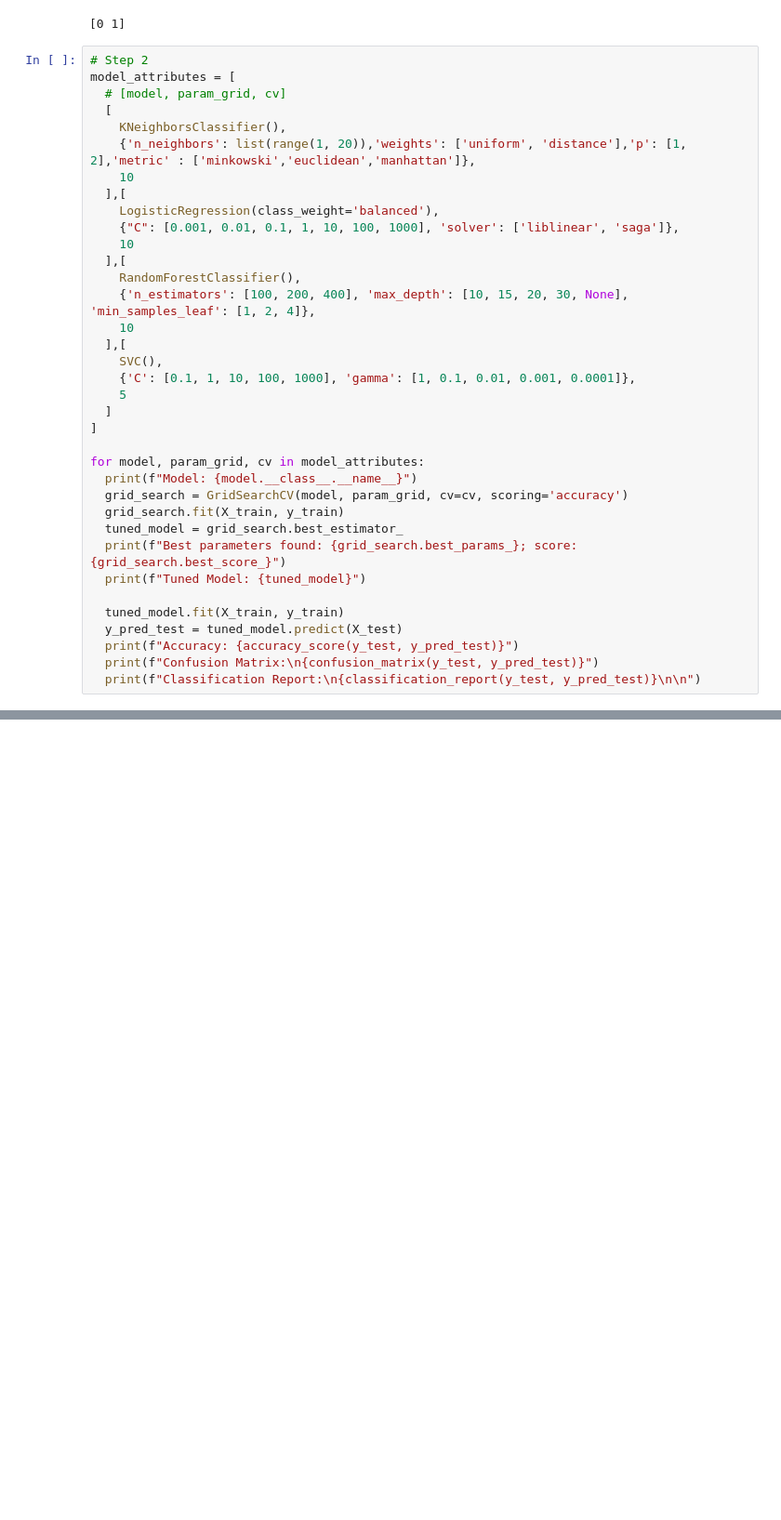
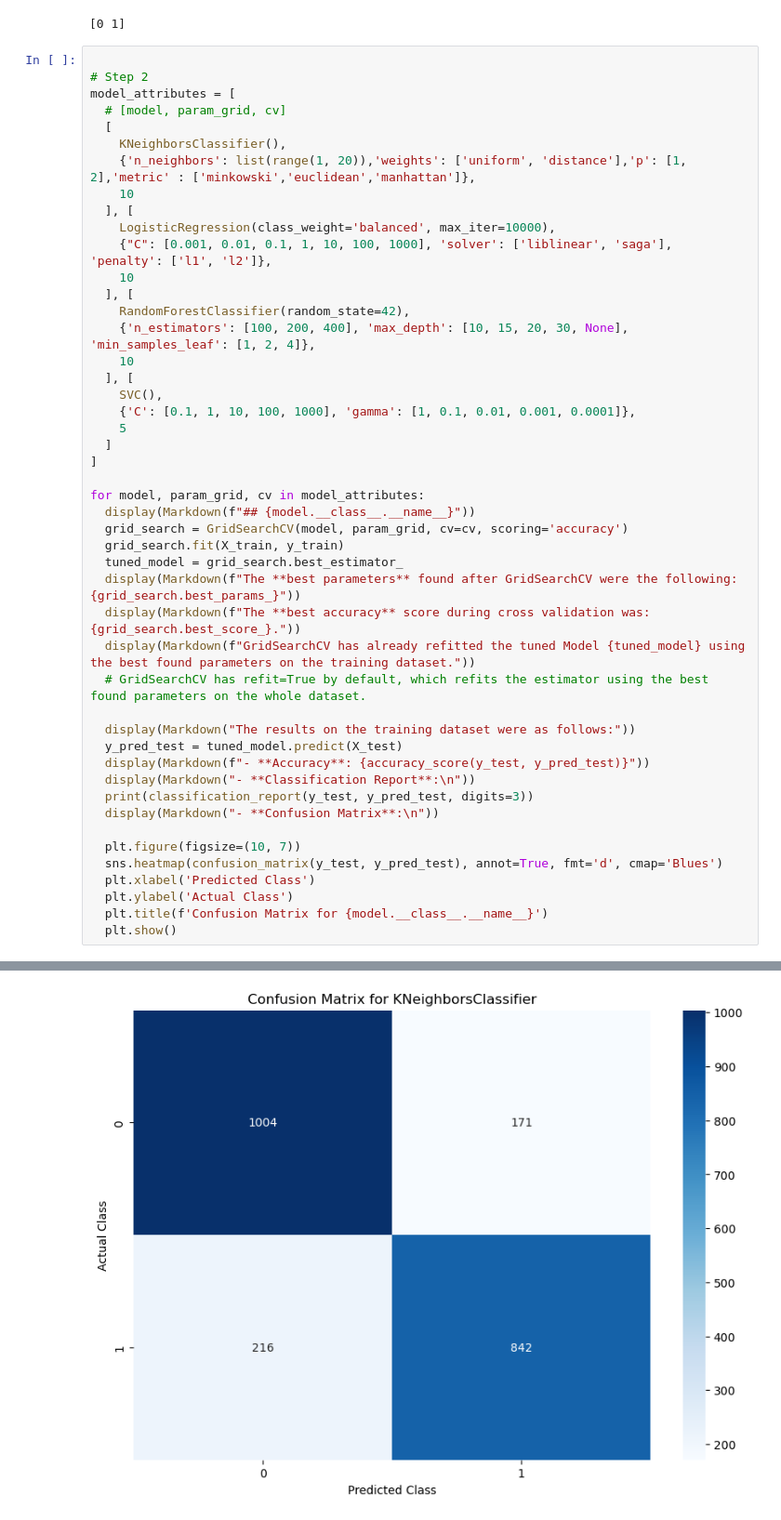
Before and after one commit to Migas77/FAA_Assignment1, a Jupyter notebook: bank_models.ipynb, the cells around one changed output, grey strips where cells are left out. Shown at 93% size. Saved outputs shown, nothing was run; the diff lists cells and outputs as text; blank space fills up the shorter version.

Commit message:
models

```diff
--- a/bank_models.ipynb
+++ b/bank_models.ipynb
@@ -93,6 +93,7 @@ print(y_train.unique())
 # %% [output]
 [0 1]
 # %%
+
 # Step 2
 model_attributes = [
   # [model, param_grid, cv]
@@ -100,15 +101,15 @@ model_attributes = [
     KNeighborsClassifier(),
     {'n_neighbors': list(range(1, 20)),'weights': ['uniform', 'distance'],'p': [1, 2],'metric' : ['minkowski','euclidean','manhattan']},
     10
-  ],[
-    LogisticRegression(class_weight='balanced'),
-    {"C": [0.001, 0.01, 0.1, 1, 10, 100, 1000], 'solver': ['liblinear', 'saga']},
+  ], [
+    LogisticRegression(class_weight='balanced', max_iter=10000),
+    {"C": [0.001, 0.01, 0.1, 1, 10, 100, 1000], 'solver': ['liblinear', 'saga'], 'penalty': ['l1', 'l2']},
     10
-  ],[
-    RandomForestClassifier(),
+  ], [
+    RandomForestClassifier(random_state=42),
     {'n_estimators': [100, 200, 400], 'max_depth': [10, 15, 20, 30, None], 'min_samples_leaf': [1, 2, 4]},
     10
-  ],[
+  ], [
     SVC(),
     {'C': [0.1, 1, 10, 100, 1000], 'gamma': [1, 0.1, 0.01, 0.001, 0.0001]},
     5
@@ -116,16 +117,26 @@ model_attributes = [
 ]
 
 for model, param_grid, cv in model_attributes:
-  print(f"Model: {model.__class__.__name__}")
+  display(Markdown(f"## {model.__class__.__name__}"))
   grid_search = GridSearchCV(model, param_grid, cv=cv, scoring='accuracy')
   grid_search.fit(X_train, y_train)
   tuned_model = grid_search.best_estimator_
-  print(f"Best parameters found: {grid_search.best_params_}; score: {grid_search.best_score_}")
-  print(f"Tuned Model: {tuned_model}")
+  display(Markdown(f"The **best parameters** found after GridSearchCV were the following: {grid_search.best_params_}"))
+  display(Markdown(f"The **best accuracy** score during cross validation was: {grid_search.best_score_}."))
+  display(Markdown(f"GridSearchCV has already refitted the tuned Model {tuned_model} using the best found parameters on the training dataset."))
+  # GridSearchCV has refit=True by default, which refits the estimator using the best found parameters on the whole dataset.
 
-  tuned_model.fit(X_train, y_train)
+  display(Markdown("The results on the training dataset were as follows:"))
   y_pred_test = tuned_model.predict(X_test)
-  print(f"Accuracy: {accuracy_score(y_test, y_pred_test)}")
-  print(f"Confusion Matrix:\n{confusion_matrix(y_test, y_pred_test)}")
-  print(f"Classification Report:\n{classification_report(y_test, y_pred_test)}\n\n")
+  display(Markdown(f"- **Accuracy**: {accuracy_score(y_test, y_pred_test)}"))
+  display(Markdown("- **Classification Report**:\n"))
+  print(classification_report(y_test, y_pred_test, digits=3))
+  display(Markdown("- **Confusion Matrix**:\n"))
+
+  plt.figure(figsize=(10, 7))
+  sns.heatmap(confusion_matrix(y_test, y_pred_test), annot=True, fmt='d', cmap='Blues')
+  plt.xlabel('Predicted Class')
+  plt.ylabel('Actual Class')
+  plt.title(f'Confusion Matrix for {model.__class__.__name__}')
+  plt.show()
 # %% [output]
@@ -148,0 +159 @@ weighted avg       0.86      0.86      0.86      2233
+[figure, added]
```
Also changed, not shown: parts of 3 cells of this notebook.
